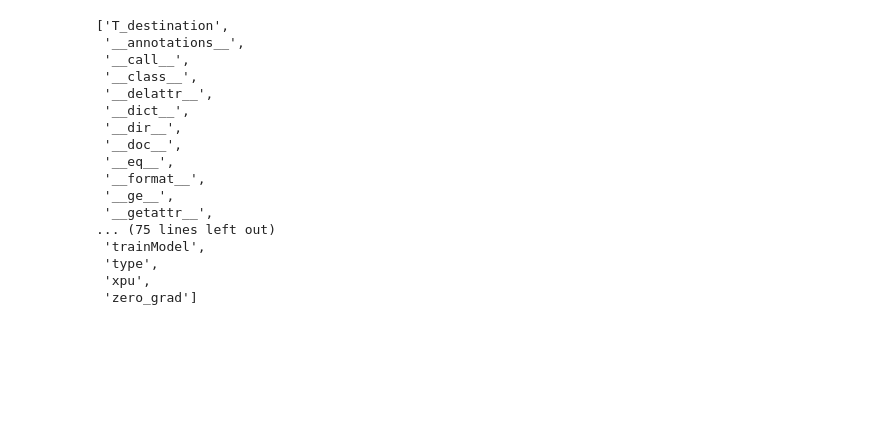
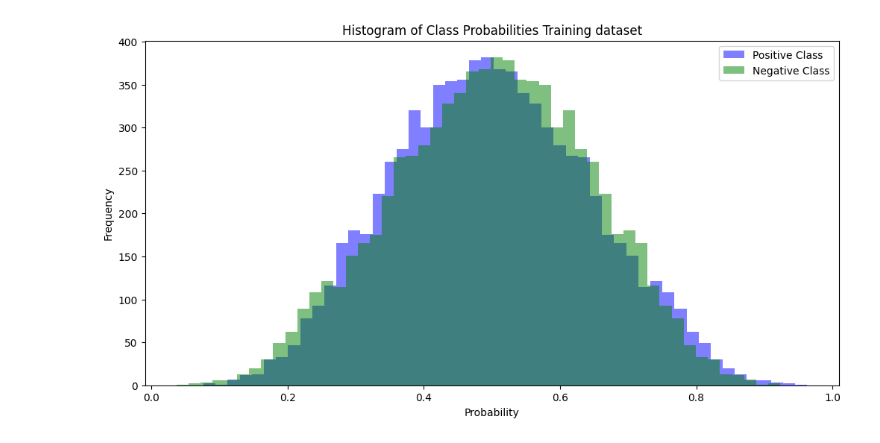
Before and after one commit to juanvargas7/ML, a Jupyter notebook: p6/NN_model.ipynb, the cells around one changed output. Saved outputs shown, nothing was run; the diff lists cells and outputs as text; code cells hidden in the pictures; blank space fills up the shorter version.

```diff
--- a/p6/NN_model.ipynb
+++ b/p6/NN_model.ipynb
@@ -13,0 +9,5 @@ import sklearn.preprocessing
+# %%
+
+training = pd.read_excel('GeneExpressionCancer_training.xlsx')
+test_data = pd.read_excel('GeneExpressionCancer_test.xlsx')
+val_data = pd.read_excel('GeneExpressionCancer_validation.xlsx')
@@ -129,6 +688,6 @@ testData = testData[:, :-1]
 # %%
 # Normalize data
-scaler = sklearn.preprocessing.StandardScaler()
+scaler = StandardScaler()
 trainingData = scaler.fit_transform(trainingData)
 validationData = scaler.transform(validationData)
 testData = scaler.transform(testData)
@@ -160,20 +716,25 @@ TypeError: Module._apply() missing 1 required positional argument: 'fn'
-# %%
-dir(MyNetwork)
-# %% [output]
-['T_destination',
- '__annotations__',
- '__call__',
- '__class__',
- '__delattr__',
- '__dict__',
- '__dir__',
- '__doc__',
- '__eq__',
- '__format__',
- '__ge__',
- '__getattr__',
-... (75 lines left out)
- 'trainModel',
- 'type',
- 'xpu',
- 'zero_grad']
+# %%
+model.eval()
+output = model.forward(torch.tensor(trainingData, dtype=torch.float32, device='cuda')) #Probabilites
+
+# Probabilities for the negative class
+prob_negative_class = 1 - output
+
+
+output = output.detach().cpu().numpy().flatten()  # Probabilities of positive class
+prob_negative_class = prob_negative_class.detach().cpu().numpy().flatten()  # Probabilities of negative class
+
+# Plotting
+plt.figure(figsize=(12, 6))
+
+plt.hist(output, bins=50, alpha=0.5, color='blue', label='Positive Class')
+plt.hist(prob_negative_class, bins=50, alpha=0.5, color='green', label='Negative Class')
+
+plt.title('Histogram of Class Probabilities Training dataset')
+plt.xlabel('Probability')
+plt.ylabel('Frequency')
+plt.legend()
+
+plt.show()
+# %% [output]
+[figure, added]
```
Also changed, not shown: parts of 19 cells of this notebook, 5 other files.
